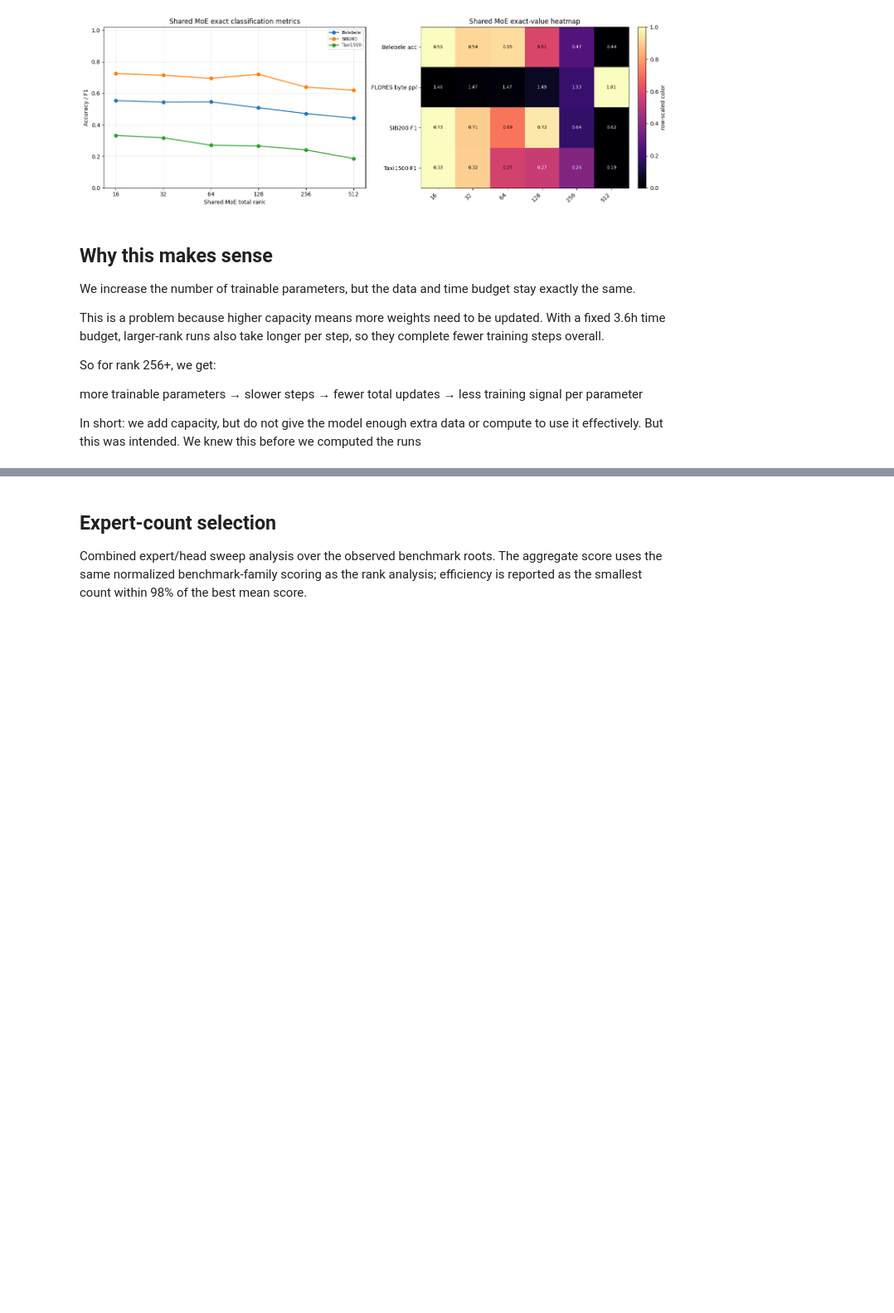
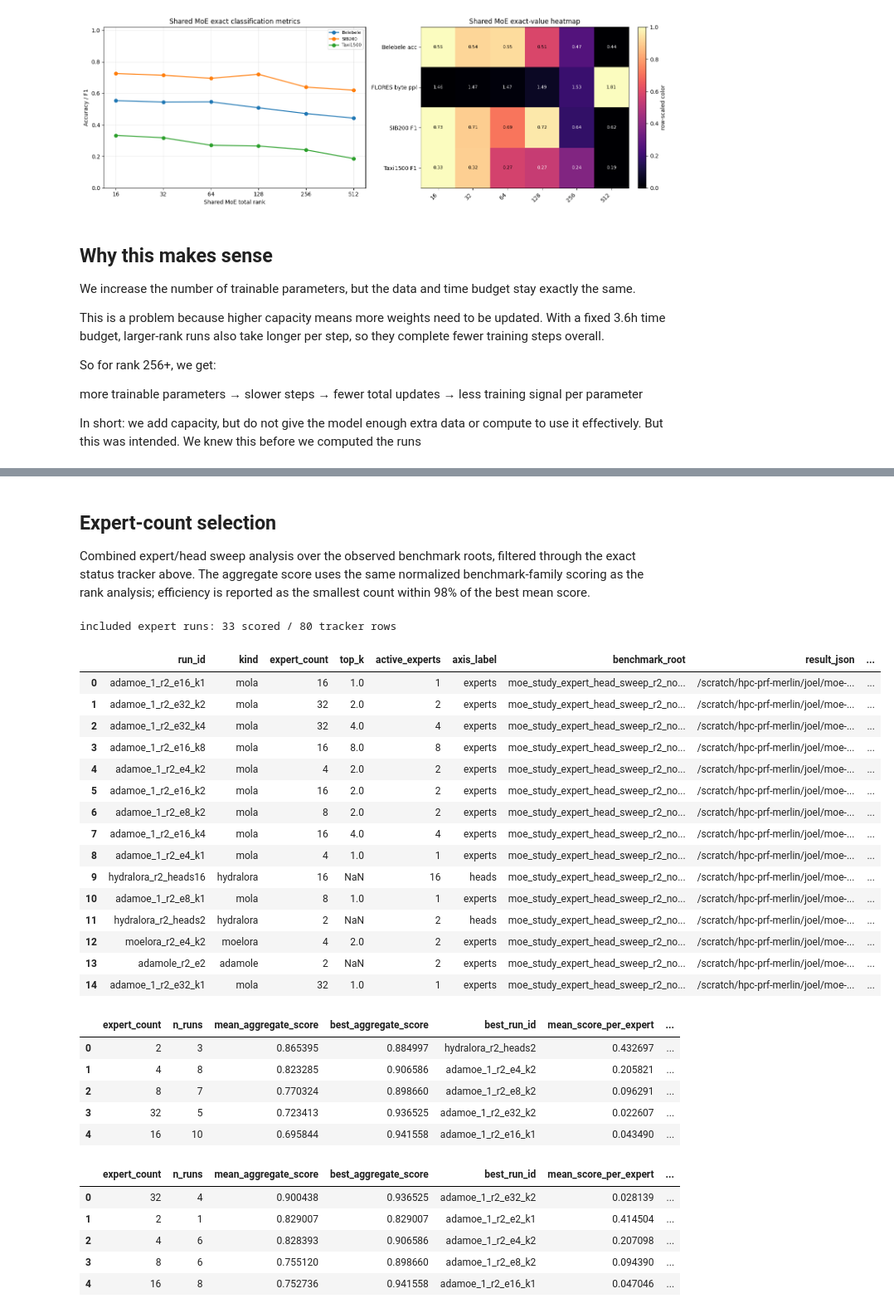
Before and after one commit to dice-group/moe-study, a Jupyter notebook: result_analysis/notebooks/rank_expert_sweep_partial_analysis.ipynb, the cells around one changed output, grey strips where cells are left out. Shown at 83% size. Saved outputs shown, nothing was run; the diff lists cells and outputs as text; code cells hidden in the pictures; blank space fills up the shorter version.

```diff
--- a/result_analysis/notebooks/rank_expert_sweep_partial_analysis.ipynb
+++ b/result_analysis/notebooks/rank_expert_sweep_partial_analysis.ipynb
@@ -595,9 +584,9 @@ In short: we add capacity, but do not give the model enough extra data or comput
 # %% [markdown]
 ## Expert-count selection
 
-Combined expert/head sweep analysis over the observed benchmark roots. The aggregate score uses the same normalized benchmark-family scoring as the rank analysis; efficiency is reported as the smallest count within 98% of the best mean score.
+Combined expert/head sweep analysis over the observed benchmark roots, filtered through the exact status tracker above. The aggregate score uses the same normalized benchmark-family scoring as the rank analysis; efficiency is reported as the smallest count within 98% of the best mean score.
 # %%
-# Expert/head benchmark aggregation from combined result roots.
+# Expert/head benchmark aggregation from combined result roots, filtered by exact run status.
 import importlib
 import sys
 sys.path.insert(0, str(ROOT))
@@ -617,36 +606,87 @@ summarize_expert_group = expert_select._summarize_group
 summarize_expert_runs = expert_select._summarize_runs
 normalize_rank_scores = rank_select._normalized_scores
 
+if "expert_status" not in globals():
+    expert_status = markdown_table(EXPERT_STATUS_MD, "## Exact Matrix")
+    for column in ["count", "top_k", "benchmark"]:
+        expert_status[column] = pd.to_numeric(expert_status[column], errors="coerce")
+    expert_status["analysis_use"] = expert_status.status.isin(EXPERT_ALLOWED_STATUSES)
+
+expert_status_by_run = expert_status.set_index("run_id")["status"].to_dict()
+expert_allowed_run_ids = set(expert_status.loc[expert_status.analysis_use, "run_id"])
+
 expert_roots = [ROOT / root for root in EXPERT_ROOTS]
-expert_run_rows, expert_raw_rows = collect_expert_results(expert_roots)
+all_expert_run_rows, all_expert_raw_rows = collect_expert_results(expert_roots)
+expert_run_rows = [
+    {**row, "status": expert_status_by_run.get(row["run_id"], "")}
+    for row in all_expert_run_rows
+    if row["run_id"] in expert_allowed_run_ids
+]
+expert_raw_rows = [
+    {**row, "status": expert_status_by_run.get(row["run_id"], "")}
+    for row in all_expert_raw_rows
+    if row["run_id"] in expert_allowed_run_ids
+]
+
 expert_metrics = pd.DataFrame(normalize_rank_scores(expert_raw_rows))
 expert_run_scores = pd.DataFrame(summarize_expert_runs(expert_run_rows, expert_metrics.to_dict("records")))
 expert_exact_scores = pd.DataFrame(summarize_exact_expert_runs(expert_run_rows, expert_raw_rows))
 expert_scored = expert_run_scores[expert_run_scores.aggregate_score.notna()].copy()
 
 expert_count_summary = pd.DataFrame(summarize_expert_group(expert_scored.to_dict("records"), ["expert_count"]))
 routed_moe_count_summary = pd.DataFrame(
     summarize_expert_group(
-        expert_scored[expert_scored.kind.isin(["mola", "movlora", "hmora"])].to_dict("records"),
+        expert_scored[expert_scored.kind.isin(["mola", "movlora", "hmora", "moelora"])].to_dict("records"),
         ["expert_count"],
     )
 )
 kind_expert_summary = pd.DataFrame(summarize_expert_group(expert_scored.to_dict("records"), ["kind", "expert_count"]))
 kind_exact_summary = pd.DataFrame(summarize_exact_expert_group(expert_exact_scores.to_dict("records"), ["kind", "expert_count"]))
 large_topk_summary = pd.DataFrame(
     summarize_expert_group(
         expert_scored[expert_scored.top_k.notna() & expert_scored.expert_count.isin([8, 16, 32])].to_dict("records"),
         ["kind", "expert_count", "top_k"],
     )
 )
 large_topk_exact_summary = pd.DataFrame(
     summarize_exact_expert_group(
         expert_exact_scores[expert_exact_scores.top_k.notna() & expert_exact_scores.expert_count.isin([8, 16, 32])].to_dict("records"),
         ["kind", "expert_count", "top_k"],
     )
 )
 
+print(f"included expert runs: {len(expert_scored)} scored / {len(expert_status)} tracker rows")
 display(expert_run_scores.head(15))
 display(expert_count_summary)
 display(routed_moe_count_summary)
 display(large_topk_summary)
+# %% [output]
+included expert runs: 33 scored / 80 tracker rows
+|  | run_id | kind | expert_count | top_k | active_experts | axis_label | benchmark_root | result_json | ... |
+| 0 | adamoe_1_r2_e16_k1 | mola | 16 | 1.0 | 1 | experts | moe_study_expert_head_sweep_r2_no... | /scratch/hpc-prf-merlin/joel/moe-... | ... |
+| 1 | adamoe_1_r2_e32_k2 | mola | 32 | 2.0 | 2 | experts | moe_study_expert_head_sweep_r2_no... | /scratch/hpc-prf-merlin/joel/moe-... | ... |
+| 2 | adamoe_1_r2_e32_k4 | mola | 32 | 4.0 | 4 | experts | moe_study_expert_head_sweep_r2_no... | /scratch/hpc-prf-merlin/joel/moe-... | ... |
+| 3 | adamoe_1_r2_e16_k8 | mola | 16 | 8.0 | 8 | experts | moe_study_expert_head_sweep_r2_no... | /scratch/hpc-prf-merlin/joel/moe-... | ... |
+| 4 | adamoe_1_r2_e4_k2 | mola | 4 | 2.0 | 2 | experts | moe_study_expert_head_sweep_r2_no... | /scratch/hpc-prf-merlin/joel/moe-... | ... |
+| 5 | adamoe_1_r2_e16_k2 | mola | 16 | 2.0 | 2 | experts | moe_study_expert_head_sweep_r2_no... | /scratch/hpc-prf-merlin/joel/moe-... | ... |
+| 6 | adamoe_1_r2_e8_k2 | mola | 8 | 2.0 | 2 | experts | moe_study_expert_head_sweep_r2_no... | /scratch/hpc-prf-merlin/joel/moe-... | ... |
+| 7 | adamoe_1_r2_e16_k4 | mola | 16 | 4.0 | 4 | experts | moe_study_expert_head_sweep_r2_no... | /scratch/hpc-prf-merlin/joel/moe-... | ... |
+| 8 | adamoe_1_r2_e4_k1 | mola | 4 | 1.0 | 1 | experts | moe_study_expert_head_sweep_r2_no... | /scratch/hpc-prf-merlin/joel/moe-... | ... |
+| 9 | hydralora_r2_heads16 | hydralora | 16 | NaN | 16 | heads | moe_study_expert_head_sweep_r2_no... | /scratch/hpc-prf-merlin/joel/moe-... | ... |
+| 10 | adamoe_1_r2_e8_k1 | mola | 8 | 1.0 | 1 | experts | moe_study_expert_head_sweep_r2_no... | /scratch/hpc-prf-merlin/joel/moe-... | ... |
+| 11 | hydralora_r2_heads2 | hydralora | 2 | NaN | 2 | heads | moe_study_expert_head_sweep_r2_no... | /scratch/hpc-prf-merlin/joel/moe-... | ... |
+| 12 | moelora_r2_e4_k2 | moelora | 4 | 2.0 | 2 | experts | moe_study_expert_head_sweep_r2_no... | /scratch/hpc-prf-merlin/joel/moe-... | ... |
+| 13 | adamole_r2_e2 | adamole | 2 | NaN | 2 | experts | moe_study_expert_head_sweep_r2_no... | /scratch/hpc-prf-merlin/joel/moe-... | ... |
+| 14 | adamoe_1_r2_e32_k1 | mola | 32 | 1.0 | 1 | experts | moe_study_expert_head_sweep_r2_no... | /scratch/hpc-prf-merlin/joel/moe-... | ... |
+|  | expert_count | n_runs | mean_aggregate_score | best_aggregate_score | best_run_id | mean_score_per_expert | ... |
+| 0 | 2 | 3 | 0.865395 | 0.884997 | hydralora_r2_heads2 | 0.432697 | ... |
+| 1 | 4 | 8 | 0.823285 | 0.906586 | adamoe_1_r2_e4_k2 | 0.205821 | ... |
+| 2 | 8 | 7 | 0.770324 | 0.898660 | adamoe_1_r2_e8_k2 | 0.096291 | ... |
+| 3 | 32 | 5 | 0.723413 | 0.936525 | adamoe_1_r2_e32_k2 | 0.022607 | ... |
+| 4 | 16 | 10 | 0.695844 | 0.941558 | adamoe_1_r2_e16_k1 | 0.043490 | ... |
+|  | expert_count | n_runs | mean_aggregate_score | best_aggregate_score | best_run_id | mean_score_per_expert | ... |
+| 0 | 32 | 4 | 0.900438 | 0.936525 | adamoe_1_r2_e32_k2 | 0.028139 | ... |
+| 1 | 2 | 1 | 0.829007 | 0.829007 | adamoe_1_r2_e2_k1 | 0.414504 | ... |
+| 2 | 4 | 6 | 0.828393 | 0.906586 | adamoe_1_r2_e4_k2 | 0.207098 | ... |
+| 3 | 8 | 6 | 0.755120 | 0.898660 | adamoe_1_r2_e8_k2 | 0.094390 | ... |
+| 4 | 16 | 8 | 0.752736 | 0.941558 | adamoe_1_r2_e16_k1 | 0.047046 | ... |
```
Also changed, not shown: parts of 16 cells of this notebook.
